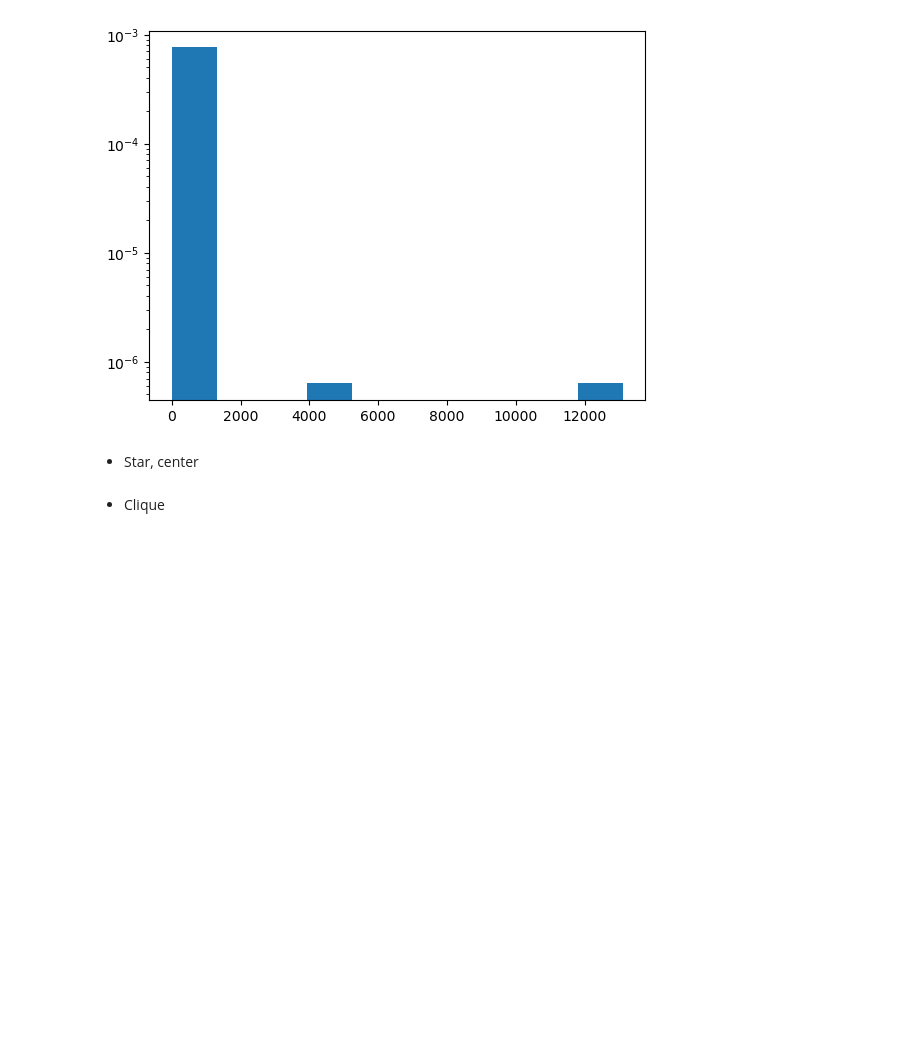
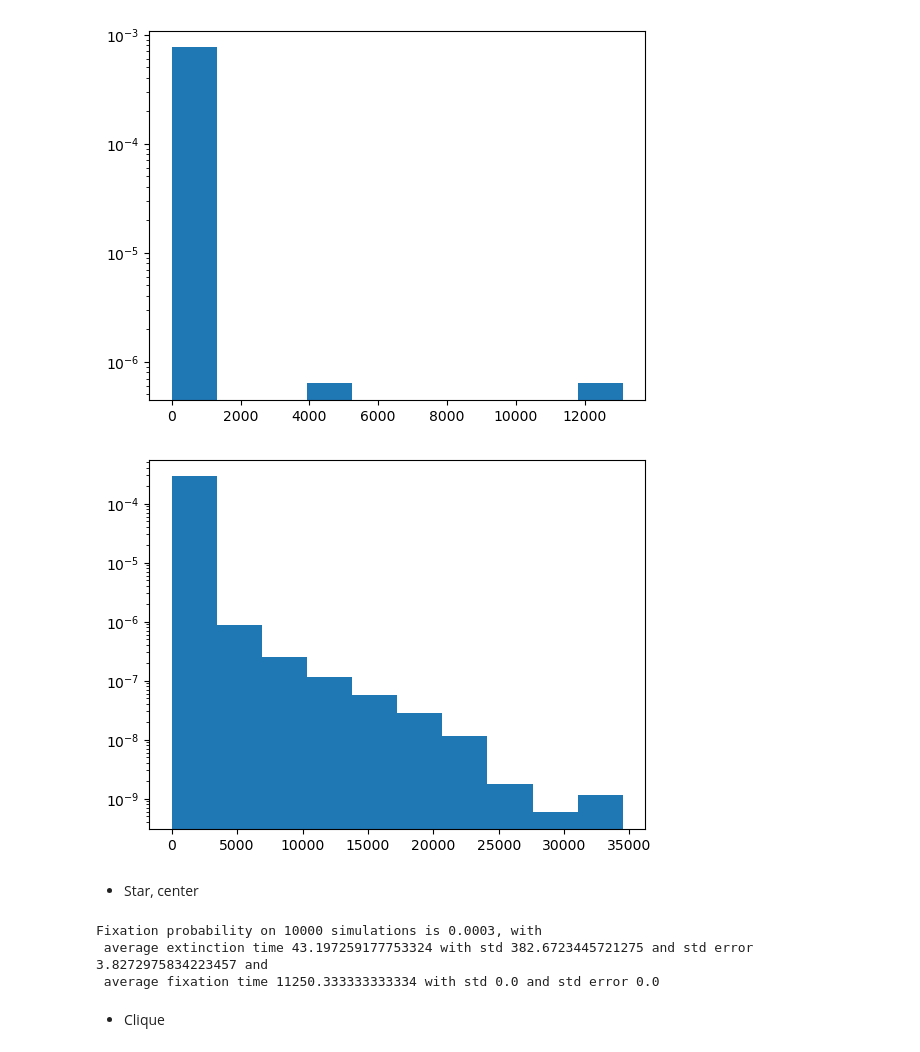
Before and after one commit to LisaPaganiEPFL/Lab-Immersion, a Jupyter notebook: Acceleration experiments/AmplificationTest6.ipynb, the cells around one changed output. Drawn from its saved outputs; the diff is of its cells as text; code cells hidden in the pictures; blank space fills up the shorter version.

```diff
--- a/Acceleration experiments/AmplificationTest6.ipynb
+++ b/Acceleration experiments/AmplificationTest6.ipynb
@@ -54,13 +58,23 @@ plt.hist(fix_times_star_leaf,density=True, log=True)
 plt.show()
 # %% [output]
 [figure]
+# %%
+plt.hist(ex_times_star_leaf,density=True, log=True)
+plt.show()
+# %% [output]
+[figure, added]
 # %% [markdown]
 - Star, center
 # %%
+nb_sim=10000
 in_numbers=np.array([[10.,990.],[0.,1000.],[0.,1000.],[0.,1000.],[0.,1000.]]).astype(np.int64)
 folder='Test6-K1000/Star/Center'
 star_center_et, star_center_ft, star_center_fp, star_center_estd, star_center_fstd, star_center_estde, star_center_fstse, fix_times_star_center, ex_times_star_center = fixation_probability_stat(in_numbers, folder, migration_matrix, fitnesses, nb_sim, nb_cycles, t, K, size_follow_numbers=9000, print_frequency=1, save_dynamics=True)
-print(f'Fixation probability on {nb_sim} simulations is {star_fp}, with \n average extinction time {star_et} with std {star_estd} and std error {star_estde} and \n average fixation time {star_ft} with std {star_fstd} and std error {star_fstse}')
+print(f'Fixation probability on {nb_sim} simulations is {star_center_fp}, with \n average extinction time {star_center_et} with std {star_center_estd} and std error {star_center_estde} and \n average fixation time {star_center_ft} with std {star_center_fstd} and std error {star_center_fstse}')
+# %% [output]
+Fixation probability on 10000 simulations is 0.0003, with
+ average extinction time 43.197259177753324 with std 382.6723445721275 and std error 3.8272975834223457 and
+ average fixation time 11250.333333333334 with std 0.0 and std error 0.0
 # %% [markdown]
 - Clique
 # %%
```
Also changed, not shown: parts of 2 cells of this notebook, 34 other files.
